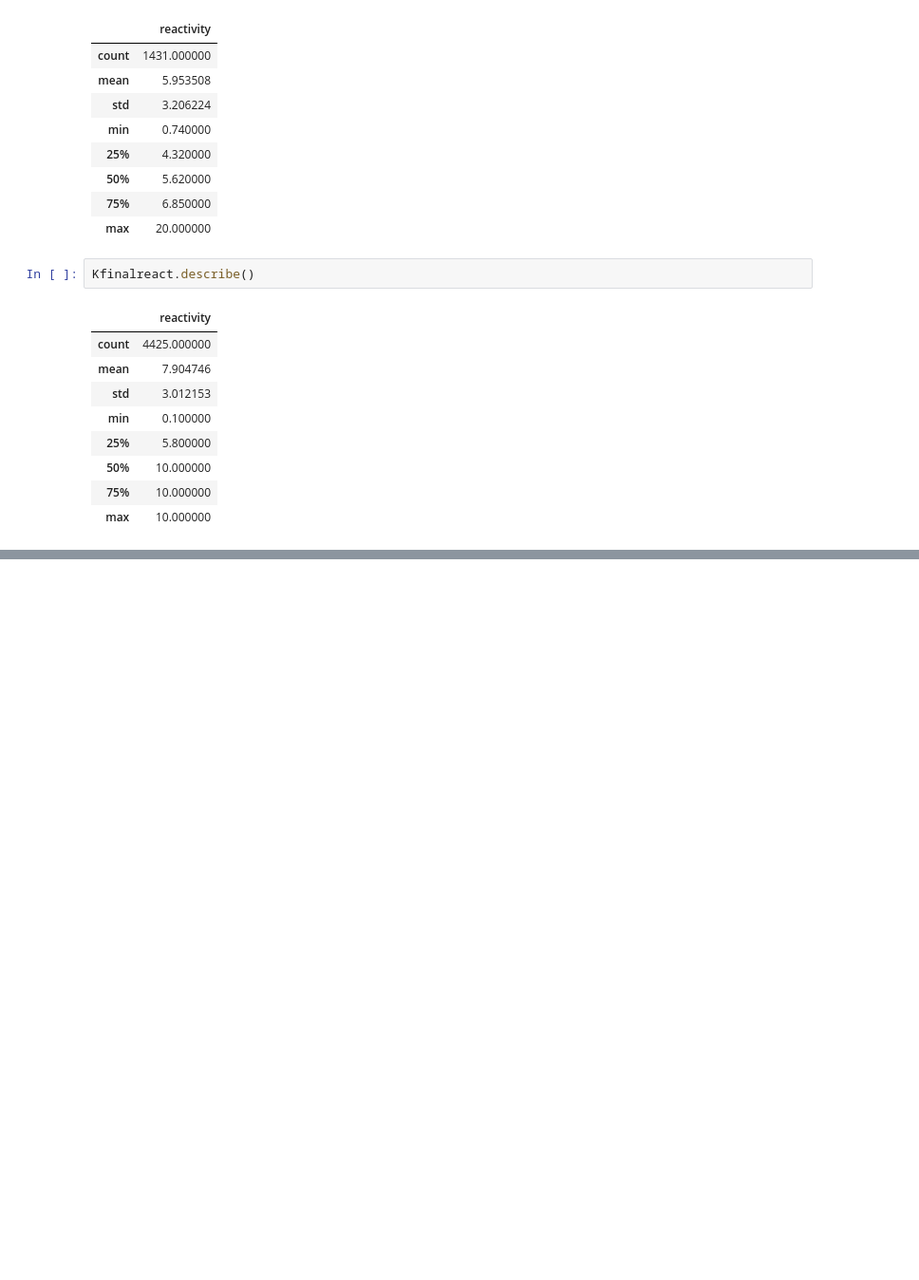
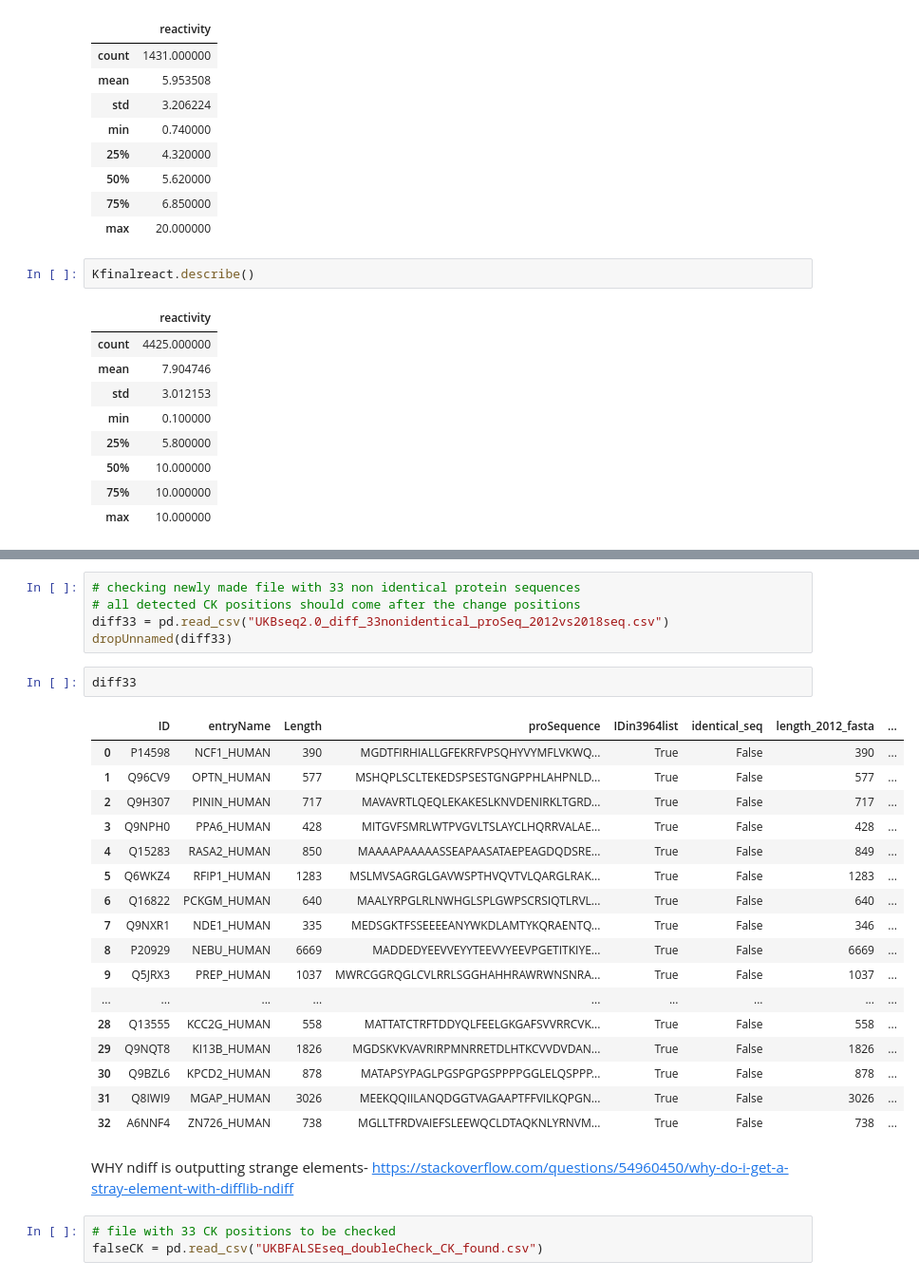
Before and after one commit to Mfpfox/MAPPING, a Jupyter notebook: B19_11_10_2012_to_2018_reference_proteome.ipynb, the cells around one changed output, grey strips where cells are left out. Shown at 95% size. Cells and saved outputs as stored; diff of their text form; blank space fills up the shorter version.

```diff
--- a/B19_11_10_2012_to_2018_reference_proteome.ipynb
+++ b/B19_11_10_2012_to_2018_reference_proteome.ipynb
@@ -742,0 +934,30 @@ Kfinalreact.describe()
+# %%
+# checking newly made file with 33 non identical protein sequences
+# all detected CK positions should come after the change positions
+diff33 = pd.read_csv("UKBseq2.0_diff_33nonidentical_proSeq_2012vs2018seq.csv")
+dropUnnamed(diff33)
+# %%
+diff33
+# %% [output]
+|  | ID | entryName | Length | proSequence | IDin3964list | identical_seq | length_2012_fasta | ... |
+| 0 | P14598 | NCF1_HUMAN | 390 | MGDTFIRHIALLGFEKRFVPSQHYVYMFLVKWQ... | True | False | 390 | ... |
+| 1 | Q96CV9 | OPTN_HUMAN | 577 | MSHQPLSCLTEKEDSPSESTGNGPPHLAHPNLD... | True | False | 577 | ... |
+| 2 | Q9H307 | PININ_HUMAN | 717 | MAVAVRTLQEQLEKAKESLKNVDENIRKLTGRD... | True | False | 717 | ... |
+| 3 | Q9NPH0 | PPA6_HUMAN | 428 | MITGVFSMRLWTPVGVLTSLAYCLHQRRVALAE... | True | False | 428 | ... |
+| 4 | Q15283 | RASA2_HUMAN | 850 | MAAAAPAAAAASSEAPAASATAEPEAGDQDSRE... | True | False | 849 | ... |
+| 5 | Q6WKZ4 | RFIP1_HUMAN | 1283 | MSLMVSAGRGLGAVWSPTHVQVTVLQARGLRAK... | True | False | 1283 | ... |
+| 6 | Q16822 | PCKGM_HUMAN | 640 | MAALYRPGLRLNWHGLSPLGWPSCRSIQTLRVL... | True | False | 640 | ... |
+| 7 | Q9NXR1 | NDE1_HUMAN | 335 | MEDSGKTFSSEEEEANYWKDLAMTYKQRAENTQ... | True | False | 346 | ... |
+| 8 | P20929 | NEBU_HUMAN | 6669 | MADDEDYEEVVEYYTEEVVYEEVPGETITKIYE... | True | False | 6669 | ... |
+| 9 | Q5JRX3 | PREP_HUMAN | 1037 | MWRCGGRQGLCVLRRLSGGHAHHRAWRWNSNRA... | True | False | 1037 | ... |
+| ... | ... | ... | ... | ... | ... | ... | ... | ... |
+| 28 | Q13555 | KCC2G_HUMAN | 558 | MATTATCTRFTDDYQLFEELGKGAFSVVRRCVK... | True | False | 558 | ... |
+| 29 | Q9NQT8 | KI13B_HUMAN | 1826 | MGDSKVKVAVRIRPMNRRETDLHTKCVVDVDAN... | True | False | 1826 | ... |
+| 30 | Q9BZL6 | KPCD2_HUMAN | 878 | MATAPSYPAGLPGSPGPGSPPPPGGLELQSPPP... | True | False | 878 | ... |
+| 31 | Q8IWI9 | MGAP_HUMAN | 3026 | MEEKQQIILANQDGGTVAGAAPTFFVILKQPGN... | True | False | 3026 | ... |
+| 32 | A6NNF4 | ZN726_HUMAN | 738 | MGLLTFRDVAIEFSLEEWQCLDTAQKNLYRNVM... | True | False | 738 | ... |
+# %% [markdown]
+WHY ndiff is outputting strange elements- https://stackoverflow.com/questions/54960450/why-do-i-get-a-stray-element-with-difflib-ndiff
+# %%
+# file with 33 CK positions to be checked
+falseCK = pd.read_csv("UKBFALSEseq_doubleCheck_CK_found.csv")
```
Also changed, not shown: parts of 23 cells of this notebook, 1 other file.
